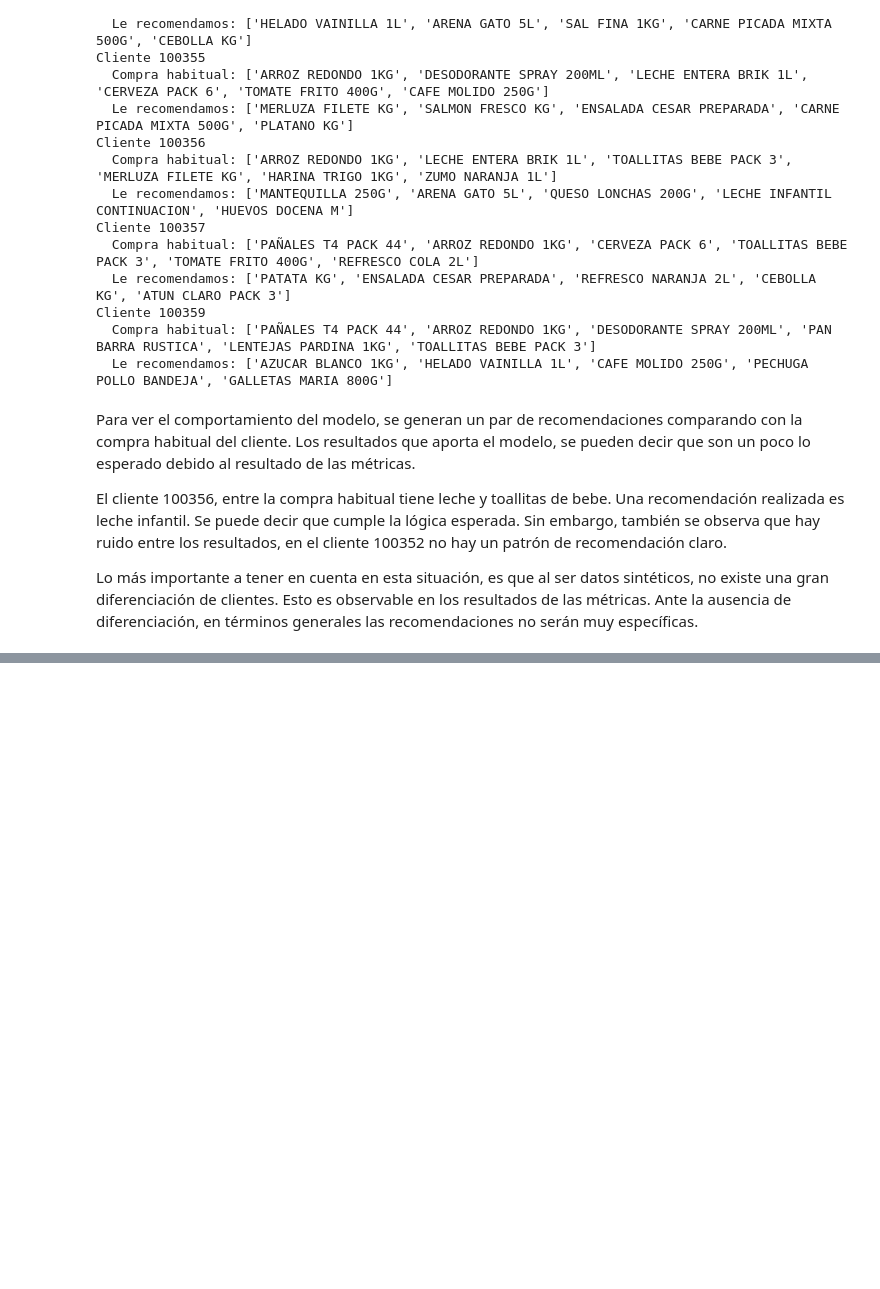
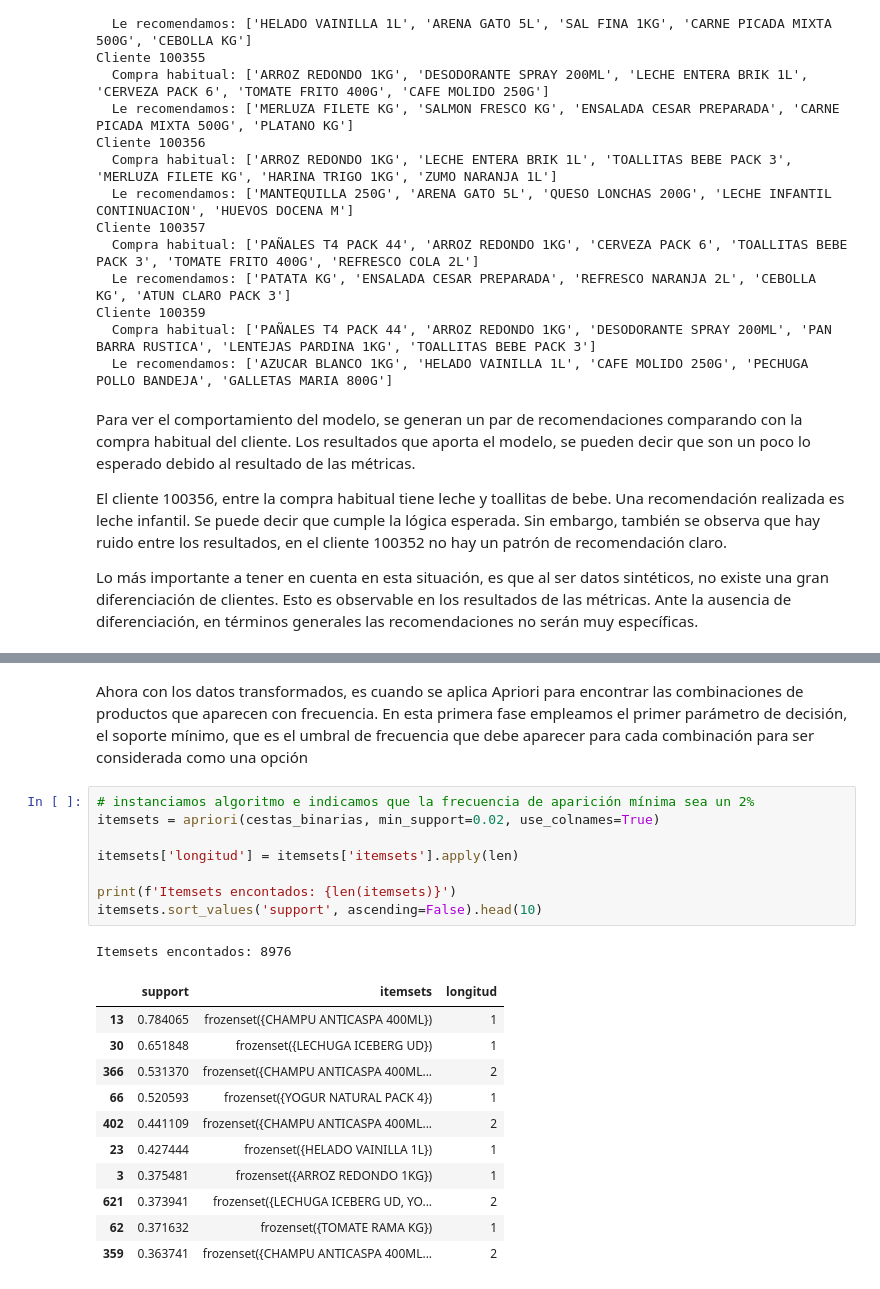
Before and after one commit to ivanfondo/Portafolio-Data-Science-Python, a Jupyter notebook: SistemaRecomendacionHibrido/SistemaHibrido.ipynb, the cells around one changed output, grey strips where cells are left out. Cells and saved outputs as stored; diff of their text form; blank space fills up the shorter version.

```diff
--- a/SistemaRecomendacionHibrido/SistemaHibrido.ipynb
+++ b/SistemaRecomendacionHibrido/SistemaHibrido.ipynb
@@ -548,0 +591,23 @@ Lo más importante a tener en cuenta en esta situación, es que al ser datos sin
+# %% [markdown]
+Ahora con los datos transformados, es cuando se aplica Apriori para encontrar las combinaciones de productos que aparecen con frecuencia. En esta primera fase empleamos el primer parámetro de decisión, el soporte mínimo, que es el umbral de frecuencia que debe aparecer para cada combinación para ser considerada como una opción
+# %%
+# instanciamos algoritmo e indicamos que la frecuencia de aparición mínima sea un 2%
+itemsets = apriori(cestas_binarias, min_support=0.02, use_colnames=True)
+
+itemsets['longitud'] = itemsets['itemsets'].apply(len)
+
+print(f'Itemsets encontados: {len(itemsets)}')
+itemsets.sort_values('support', ascending=False).head(10)
+# %% [output]
+Itemsets encontados: 8976
+|  | support | itemsets | longitud |
+| 13 | 0.784065 | frozenset({CHAMPU ANTICASPA 400ML}) | 1 |
+| 30 | 0.651848 | frozenset({LECHUGA ICEBERG UD}) | 1 |
+| 366 | 0.531370 | frozenset({CHAMPU ANTICASPA 400ML... | 2 |
+| 66 | 0.520593 | frozenset({YOGUR NATURAL PACK 4}) | 1 |
+| 402 | 0.441109 | frozenset({CHAMPU ANTICASPA 400ML... | 2 |
+| 23 | 0.427444 | frozenset({HELADO VAINILLA 1L}) | 1 |
+| 3 | 0.375481 | frozenset({ARROZ REDONDO 1KG}) | 1 |
+| 621 | 0.373941 | frozenset({LECHUGA ICEBERG UD, YO... | 2 |
+| 62 | 0.371632 | frozenset({TOMATE RAMA KG}) | 1 |
+| 359 | 0.363741 | frozenset({CHAMPU ANTICASPA 400ML... | 2 |
```
Also changed, not shown: parts of 9 cells of this notebook.
